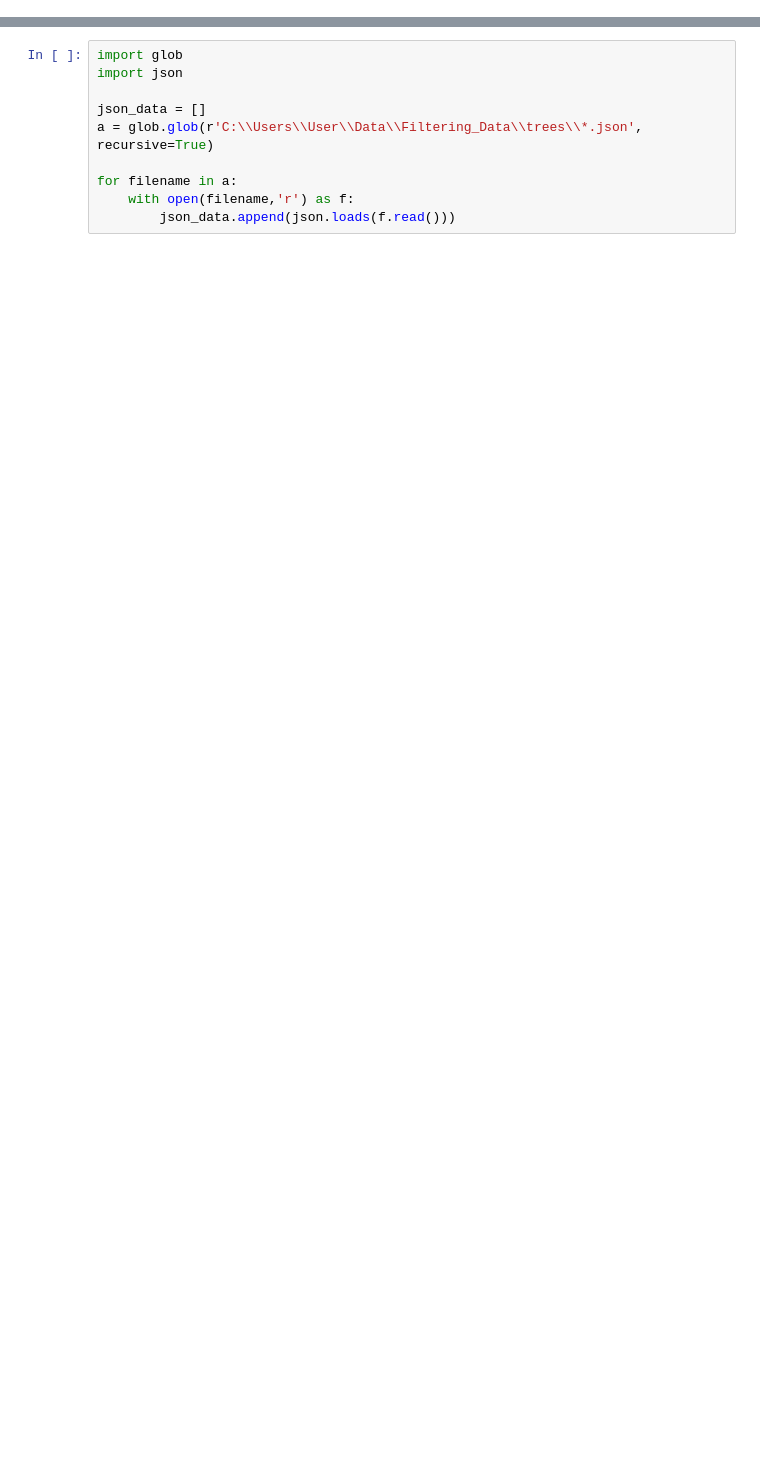
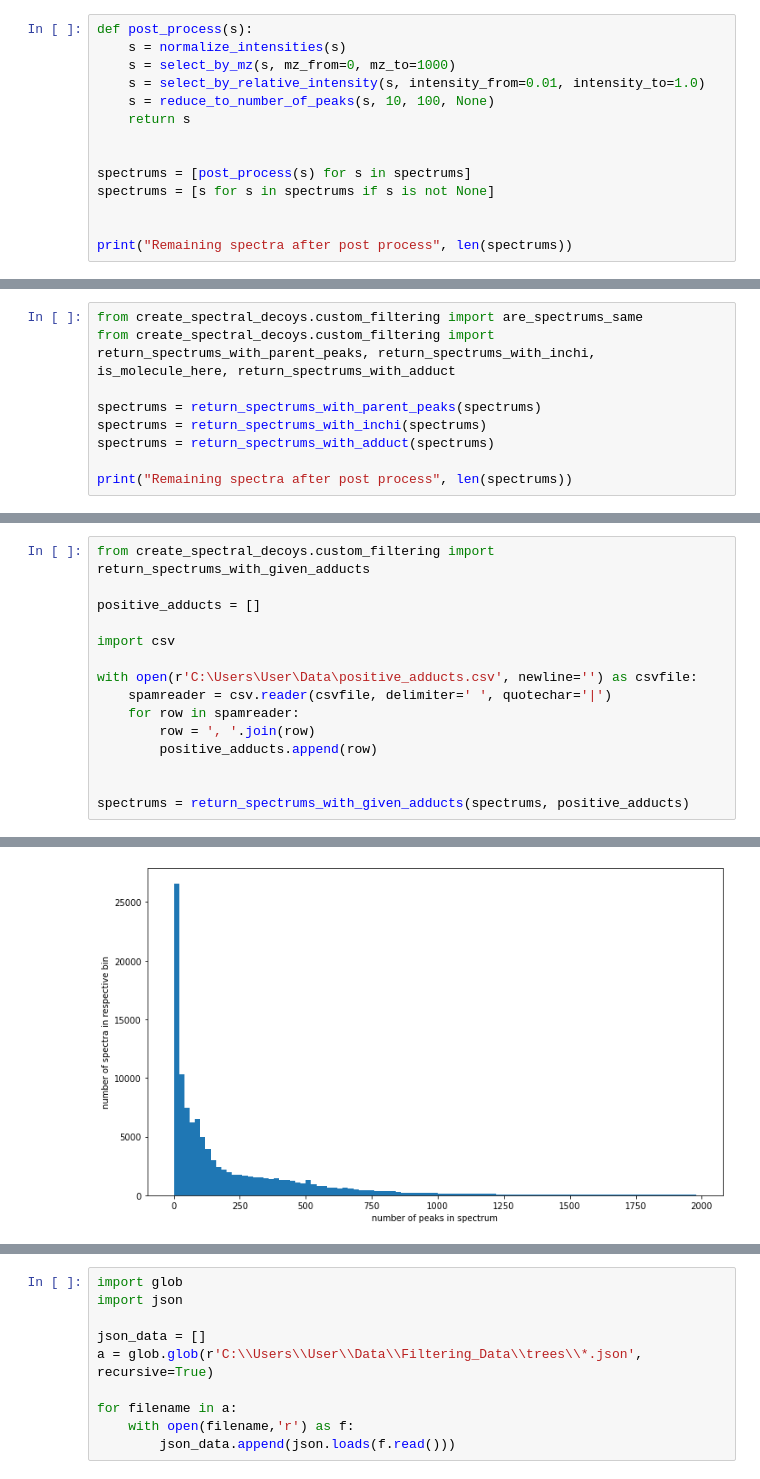
Before and after one commit to LiamKrupej/Decoy-Spectral-Database-Creation-for-Mass-Spectrometry, a Jupyter notebook: Noise_Filtered_Decoy_Qvalue_Estimation.ipynb, the cells around one changed output, grey strips where cells are left out. Saved outputs shown, nothing was run; the diff lists cells and outputs as text; blank space fills up the shorter version.

```diff
--- a/Noise_Filtered_Decoy_Qvalue_Estimation.ipynb
+++ b/Noise_Filtered_Decoy_Qvalue_Estimation.ipynb
@@ -91,0 +63,14 @@ print(len(spectrums_processed))
+# %%
+def post_process(s):
+    s = normalize_intensities(s)
+    s = select_by_mz(s, mz_from=0, mz_to=1000)
+    s = select_by_relative_intensity(s, intensity_from=0.01, intensity_to=1.0)
+    s = reduce_to_number_of_peaks(s, 10, 100, None)
+    return s
+
+
+spectrums = [post_process(s) for s in spectrums]
+spectrums = [s for s in spectrums if s is not None]
+
+
+print("Remaining spectra after post process", len(spectrums))
@@ -91,0 +87,9 @@ print(len(spectrums_processed))
+# %%
+from create_spectral_decoys.custom_filtering import are_spectrums_same
+from create_spectral_decoys.custom_filtering import return_spectrums_with_parent_peaks, return_spectrums_with_inchi, is_molecule_here, return_spectrums_with_adduct
+
+spectrums = return_spectrums_with_parent_peaks(spectrums)
+spectrums = return_spectrums_with_inchi(spectrums)
+spectrums = return_spectrums_with_adduct(spectrums)
+
+print("Remaining spectra after post process", len(spectrums))
@@ -91,0 +102,16 @@ print(len(spectrums_processed))
+# %%
+from create_spectral_decoys.custom_filtering import return_spectrums_with_given_adducts
+
+positive_adducts = []
+
+import csv
+
+with open(r'C:\Users\User\Data\positive_adducts.csv', newline='') as csvfile:
+    spamreader = csv.reader(csvfile, delimiter=' ', quotechar='|')
+    for row in spamreader:
+        row = ', '.join(row)
+        positive_adducts.append(row)
+
+
+spectrums = return_spectrums_with_given_adducts(spectrums, positive_adducts)
+# %% [output]
@@ -91,0 +119 @@ print(len(spectrums_processed))
+[figure, added]
```
Also changed, not shown: parts of 51 cells of this notebook, 15 other files.
